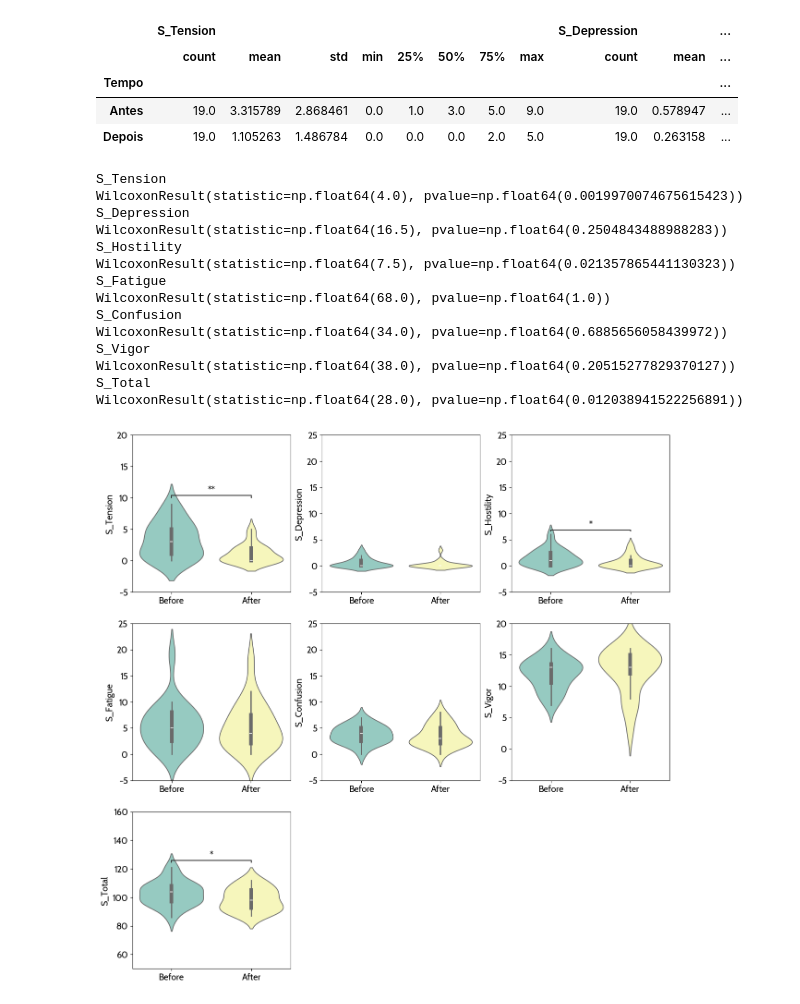
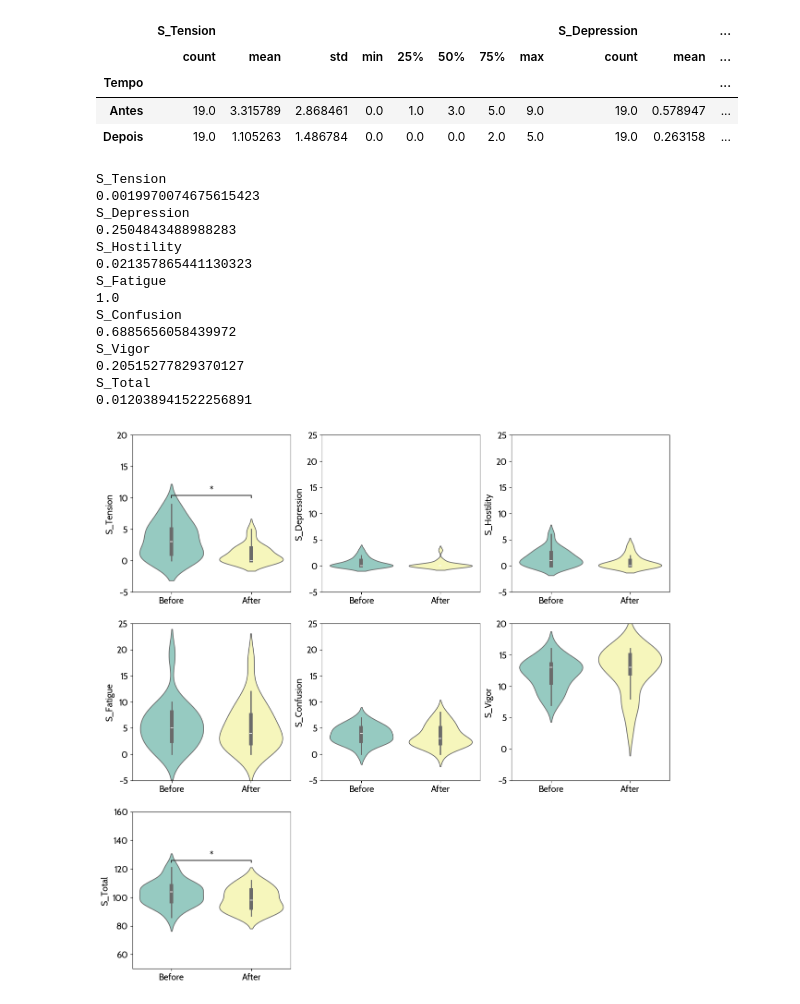
Before and after one commit to CIBIT-UC/musicnf-novelinterface, a Jupyter notebook: scripts/behavioral/POMS_Scoring.ipynb, the cells around one changed output. Saved outputs shown, nothing was run; the diff lists cells and outputs as text; code cells hidden in the pictures.

Commit message:
update poms - add multiple comparison correction

```diff
--- a/scripts/behavioral/POMS_Scoring.ipynb
+++ b/scripts/behavioral/POMS_Scoring.ipynb
@@ -258,55 +258,67 @@ from scipy.stats import wilcoxon
 
 for column_name in new_column_name_list:
     print(column_name)
-    print(wilcoxon(df_paired[df_paired['Tempo'] == 'Antes'][column_name], df_paired[df_paired['Tempo'] == 'Depois'][column_name]))
+    tt = wilcoxon(df_paired[df_paired['Tempo'] == 'Antes'][column_name], df_paired[df_paired['Tempo'] == 'Depois'][column_name])
+
+    if column_name == 'S_Total':
+        print(tt.pvalue)
+    else:
+        print(tt.pvalue)
 # %% [output]
 S_Tension
-WilcoxonResult(statistic=np.float64(4.0), pvalue=np.float64(0.0019970074675615423))
+0.0019970074675615423
 S_Depression
-WilcoxonResult(statistic=np.float64(16.5), pvalue=np.float64(0.2504843488988283))
+0.2504843488988283
 S_Hostility
-WilcoxonResult(statistic=np.float64(7.5), pvalue=np.float64(0.021357865441130323))
+0.021357865441130323
 S_Fatigue
-WilcoxonResult(statistic=np.float64(68.0), pvalue=np.float64(1.0))
+1.0
 S_Confusion
-WilcoxonResult(statistic=np.float64(34.0), pvalue=np.float64(0.6885656058439972))
+0.6885656058439972
 S_Vigor
-WilcoxonResult(statistic=np.float64(38.0), pvalue=np.float64(0.20515277829370127))
+0.20515277829370127
 S_Total
-WilcoxonResult(statistic=np.float64(28.0), pvalue=np.float64(0.012038941522256891))
+0.012038941522256891
 # %%
 #| label: fig:behav-poms
 # let's do violin plots for the seven scores in a single figure
 import seaborn as sns
 import matplotlib.pyplot as plt
 from statannotations.Annotator import Annotator
 
 fig, ax = plt.subplots(3, 3, figsize=(15, 15))
 
 for i, column_name in enumerate(new_column_name_list):
     sns.violinplot(x='Tempo', y=column_name, data=df_paired, ax=ax[i//3, i%3], palette='Set3', hue='Tempo')
 
     # add statistical annotations
     annotator = Annotator(ax[i//3, i%3], [('Antes','Depois')], data=df_paired, x='Tempo', y=column_name, order=['Antes','Depois'])
-    annotator.configure(test='Wilcoxon', text_format='star', loc='inside', hide_non_significant=True, verbose=0)
-    annotator.apply_and_annotate()
+    annotator.configure(test='Wilcoxon', text_format='star', loc='inside',
+                        hide_non_significant=True, verbose=0,
+                        comparisons_correction='Bonferroni')
+
+    if column_name == 'S_Total':
+        annotator.apply_and_annotate()
+    else: # edit the p-value by correcting by 6 comparisons (the six subscales)
+        annotator.apply_test(num_comparisons=6)
+        annotator.annotate()
 
     # edit labels
     ax[i//3, i%3].set_xlabel('')
     ax[i//3, i%3].set_xticks([0, 1])
     ax[i//3, i%3].set_xticklabels(['Before', 'After'])
 
     # edit lim
     if column_name == 'S_Total':
         ax[i//3, i%3].set_ylim([50, 160])
     elif column_name == 'S_Tension' or column_name == 'S_Vigor':
         ax[i//3, i%3].set_ylim([-5, 20])
     else:
         ax[i//3, i%3].set_ylim([-5, 25])
 
 # hide the last subplot
 ax[2, 2].axis('off')
 ax[2, 1].axis('off')
 plt.show()
 # %% [output]
-[figure, old version]
+[figure, new version]
```
Also changed, not shown: parts of 1 cell of this notebook, 1 other file.
